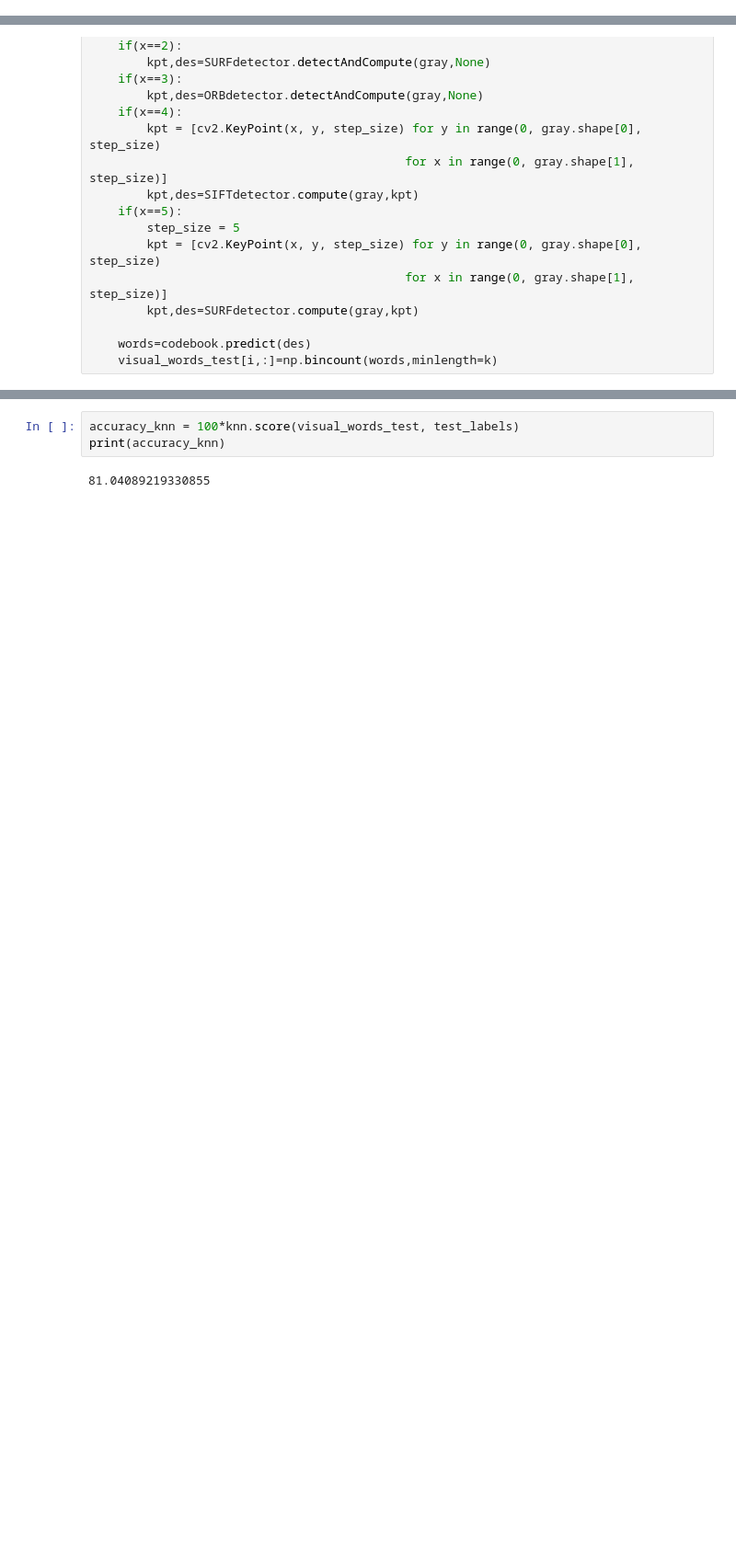
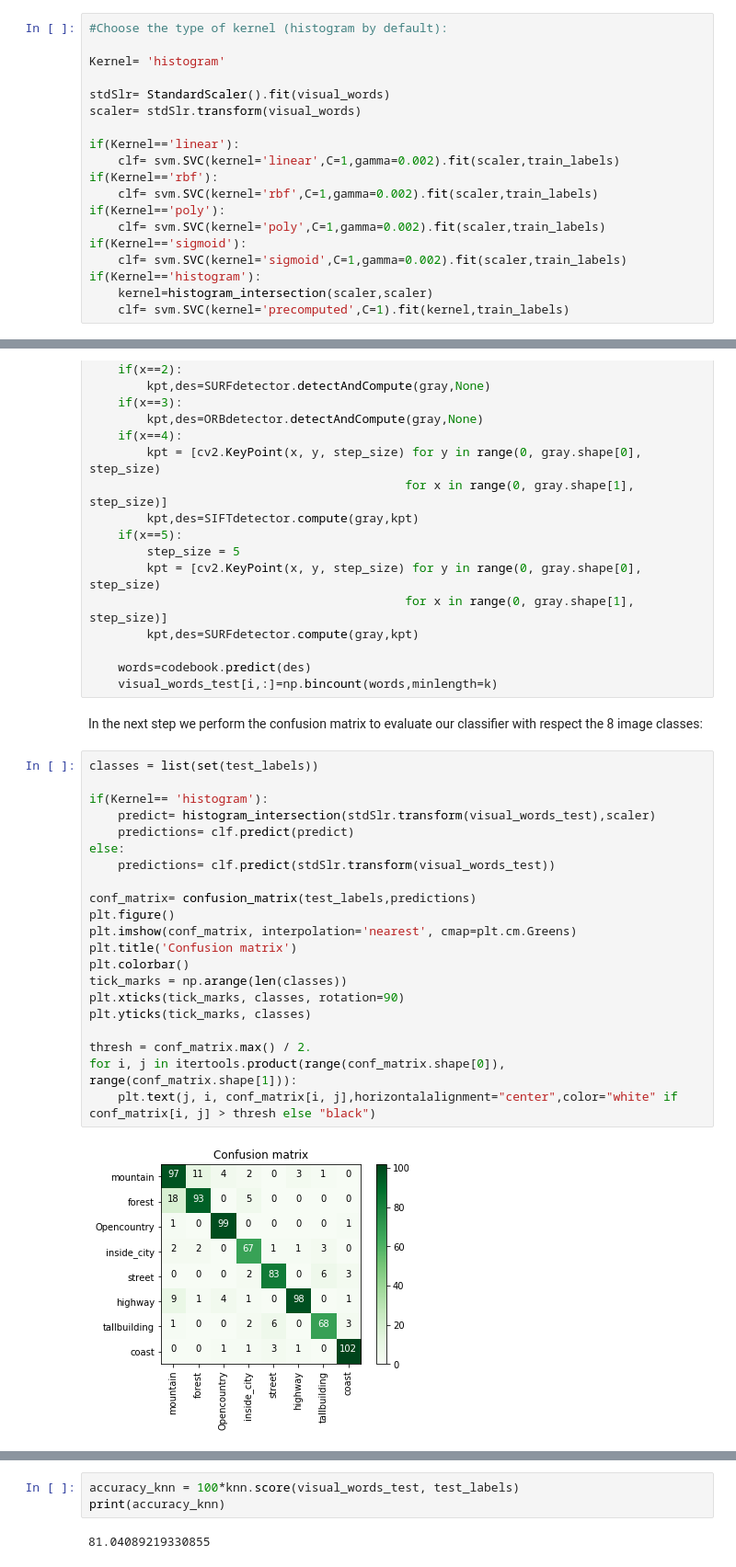
Before and after one commit to quimcomas/M3-project, a Jupyter notebook: BoVW/BagofVisualWords.ipynb, the cells around one changed output, grey strips where cells are left out. Shown at 92% size. Cells and saved outputs as stored; diff of their text form; blank space fills up the shorter version.

Commit message:
87.60% with histogram intersection

```diff
--- a/BoVW/BagofVisualWords.ipynb
+++ b/BoVW/BagofVisualWords.ipynb
@@ -98,3 +117,22 @@ clf= svm.SVC(kernel='rbf',C=1,gamma=0.002).fit(scaler,train_labels)
+# %%
+#Choose the type of kernel (histogram by default):
+
+Kernel= 'histogram'
+
+stdSlr= StandardScaler().fit(visual_words)
+scaler= stdSlr.transform(visual_words)
+
+if(Kernel=='linear'):
+    clf= svm.SVC(kernel='linear',C=1,gamma=0.002).fit(scaler,train_labels)
+if(Kernel=='rbf'):
+    clf= svm.SVC(kernel='rbf',C=1,gamma=0.002).fit(scaler,train_labels)
+if(Kernel=='poly'):
+    clf= svm.SVC(kernel='poly',C=1,gamma=0.002).fit(scaler,train_labels)
+if(Kernel=='sigmoid'):
+    clf= svm.SVC(kernel='sigmoid',C=1,gamma=0.002).fit(scaler,train_labels)
+if(Kernel=='histogram'):
+    kernel=histogram_intersection(scaler,scaler)
+    clf= svm.SVC(kernel='precomputed',C=1).fit(kernel,train_labels)
 # %% [markdown]
 To see the effect of K value in KNN classifier we perform a 10 fold cross validation with our training set to estimate the optimal K value. Also we represent the evolution of the accuracy for each k value to see the influence of the k value:
 # %%
@@ -155,3 +193,28 @@ for i in range(len(test_images_filenames)):
 
     words=codebook.predict(des)
     visual_words_test[i,:]=np.bincount(words,minlength=k)
+# %% [markdown]
+In the next step we perform the confusion matrix to evaluate our classifier with respect the 8 image classes:
+# %%
+classes = list(set(test_labels))
+
+if(Kernel== 'histogram'):
+    predict= histogram_intersection(stdSlr.transform(visual_words_test),scaler)
+    predictions= clf.predict(predict)
+else:
+    predictions= clf.predict(stdSlr.transform(visual_words_test))
+
+conf_matrix= confusion_matrix(test_labels,predictions)
+plt.figure()
+plt.imshow(conf_matrix, interpolation='nearest', cmap=plt.cm.Greens)
+plt.title('Confusion matrix')
+plt.colorbar()
+tick_marks = np.arange(len(classes))
+plt.xticks(tick_marks, classes, rotation=90)
+plt.yticks(tick_marks, classes)
+
+thresh = conf_matrix.max() / 2.
+for i, j in itertools.product(range(conf_matrix.shape[0]), range(conf_matrix.shape[1])):
+    plt.text(j, i, conf_matrix[i, j],horizontalalignment="center",color="white" if conf_matrix[i, j] > thresh else "black")
+# %% [output]
+[figure, added]
```
Also changed, not shown: parts of 11 cells of this notebook.
